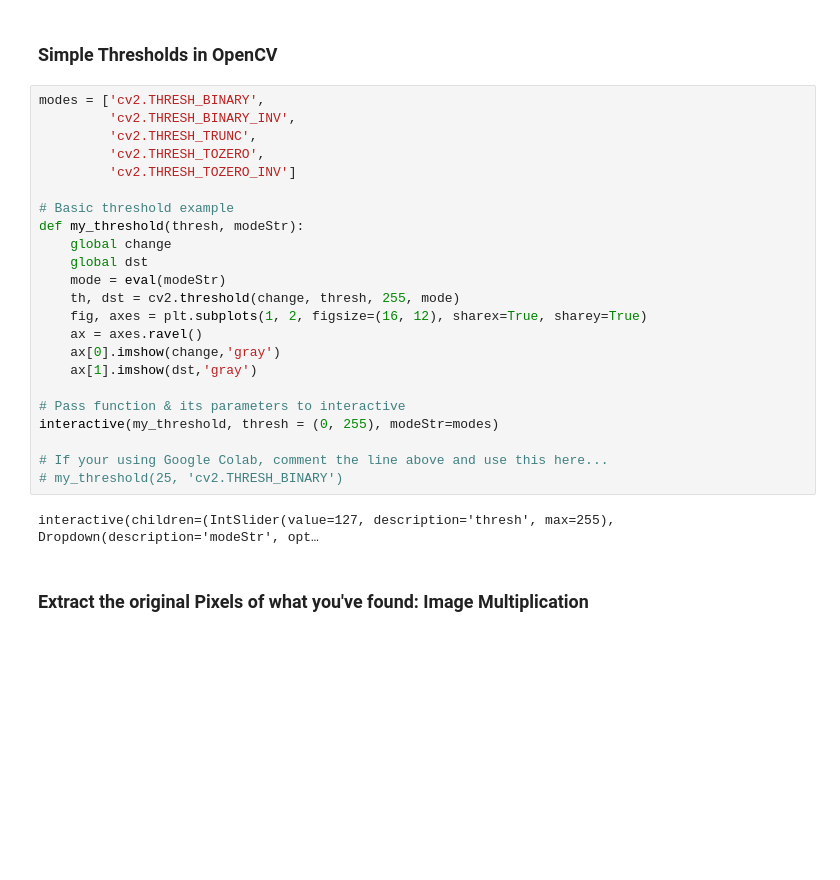
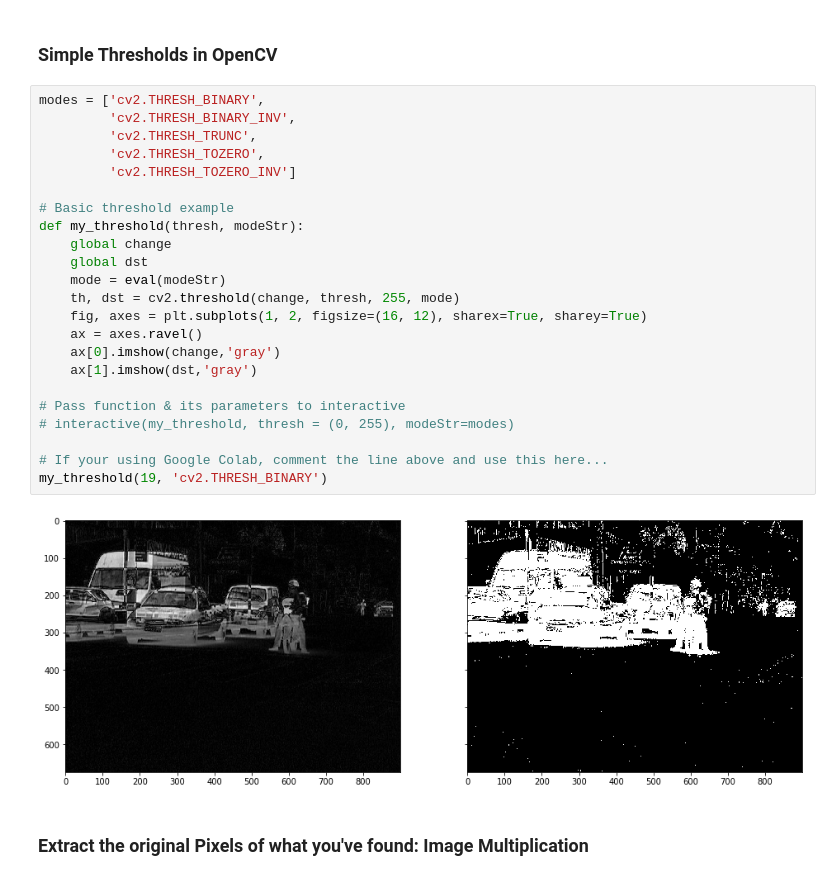
Before and after one commit to awangenh/vision, a Jupyter notebook: jupyter/Values Domain Example (Simple Car Detector).ipynb, the cells around one changed output. Drawn from its saved outputs; the diff is of its cells as text; blank space fills up the shorter version.

```diff
--- a/jupyter/Values Domain Example (Simple Car Detector).ipynb
+++ b/jupyter/Values Domain Example (Simple Car Detector).ipynb
@@ -120,28 +120,28 @@ plt.imshow(change, 'gray')
 # %%
 modes = ['cv2.THRESH_BINARY',
          'cv2.THRESH_BINARY_INV',
          'cv2.THRESH_TRUNC',
          'cv2.THRESH_TOZERO',
          'cv2.THRESH_TOZERO_INV']
 
 # Basic threshold example
 def my_threshold(thresh, modeStr):
     global change
     global dst
     mode = eval(modeStr)
     th, dst = cv2.threshold(change, thresh, 255, mode)
     fig, axes = plt.subplots(1, 2, figsize=(16, 12), sharex=True, sharey=True)
     ax = axes.ravel()
     ax[0].imshow(change,'gray')
     ax[1].imshow(dst,'gray')
 
 # Pass function & its parameters to interactive
-interactive(my_threshold, thresh = (0, 255), modeStr=modes)
+# interactive(my_threshold, thresh = (0, 255), modeStr=modes)
 
 # If your using Google Colab, comment the line above and use this here...
-# my_threshold(25, 'cv2.THRESH_BINARY')
+my_threshold(19, 'cv2.THRESH_BINARY')
 # %% [output]
-interactive(children=(IntSlider(value=127, description='thresh', max=255), Dropdown(description='modeStr', opt…
+[figure, added]
 # %% [markdown]
 ### Extract the original Pixels of what you've found: Image Multiplication
 # %%
```
Also changed, not shown: parts of 6 cells of this notebook, 4 other files.
